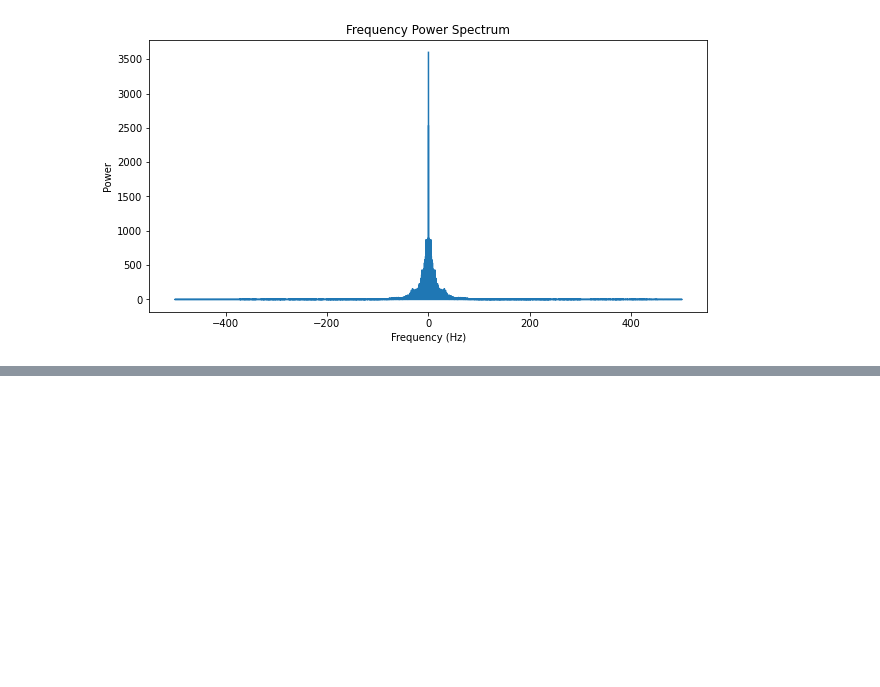
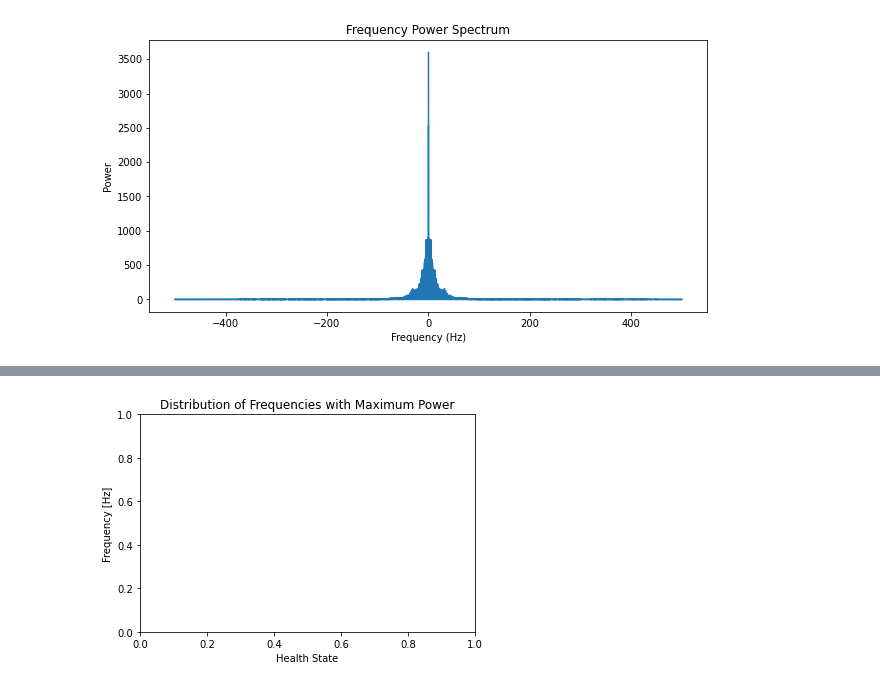
Before and after one commit to patcourts/ES98C-ECG-Project, a Jupyter notebook: examples/Data_Pre-processing_Experimentation.ipynb, the cells around one changed output, grey strips where cells are left out. Saved outputs shown, nothing was run; the diff lists cells and outputs as text; code cells hidden in the pictures; blank space fills up the shorter version.

```diff
--- a/examples/Data_Pre-processing_Experimentation.ipynb
+++ b/examples/Data_Pre-processing_Experimentation.ipynb
@@ -307,3 +309,23 @@ TypeError: float() argument must be a string or a number, not 'list'
+# %%
+import pandas as pd
+fig, ax = plt.subplots()
+
+# Prepare the data for Seaborn
+df1 = pd.DataFrame({
+    'frequency': max_power_frequencies,
+    'health state': health_state
+})
+
+# Create the violin plot
+#sn.violinplot(data=df1, x="health state", y="frequency")
+ax.set_title('Distribution of Frequencies with Maximum Power')
+ax.set_xlabel('Health State')
+ax.set_ylabel('Frequency [Hz]')
+plt.show()
+
+#violin plot from seaborn very buggy
+# %% [output]
+[figure, added]
 # %%
 from scipy.signal import stft
 
```
Also changed, not shown: parts of 11 cells of this notebook.
